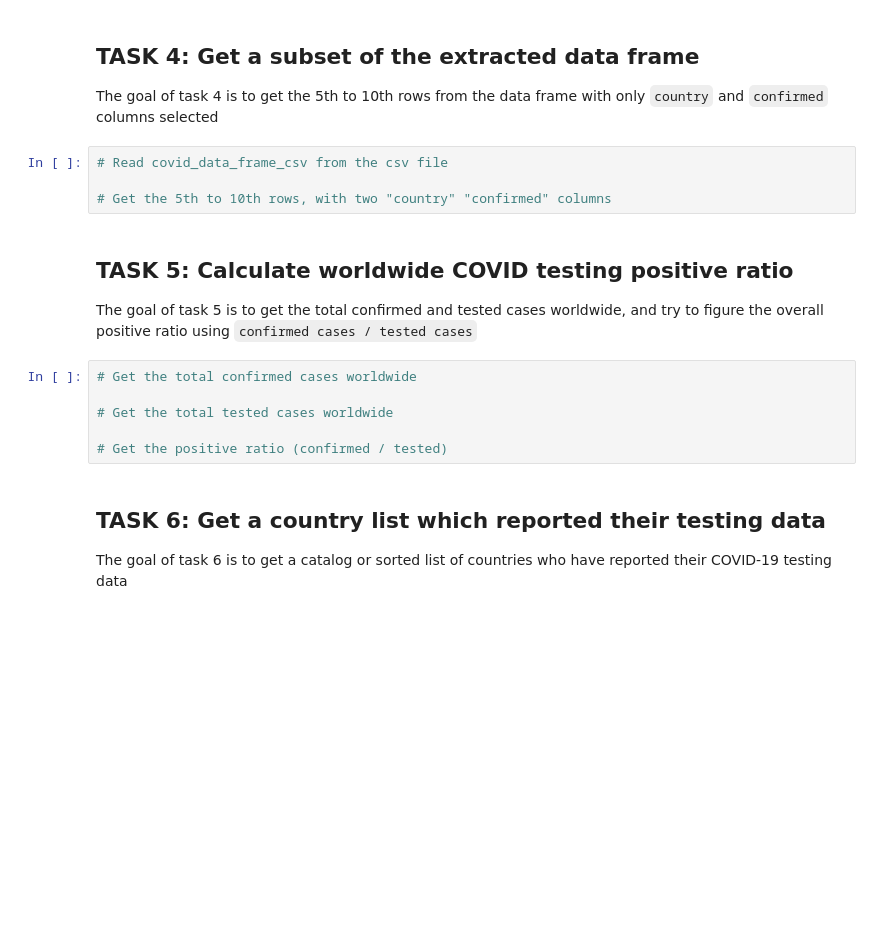
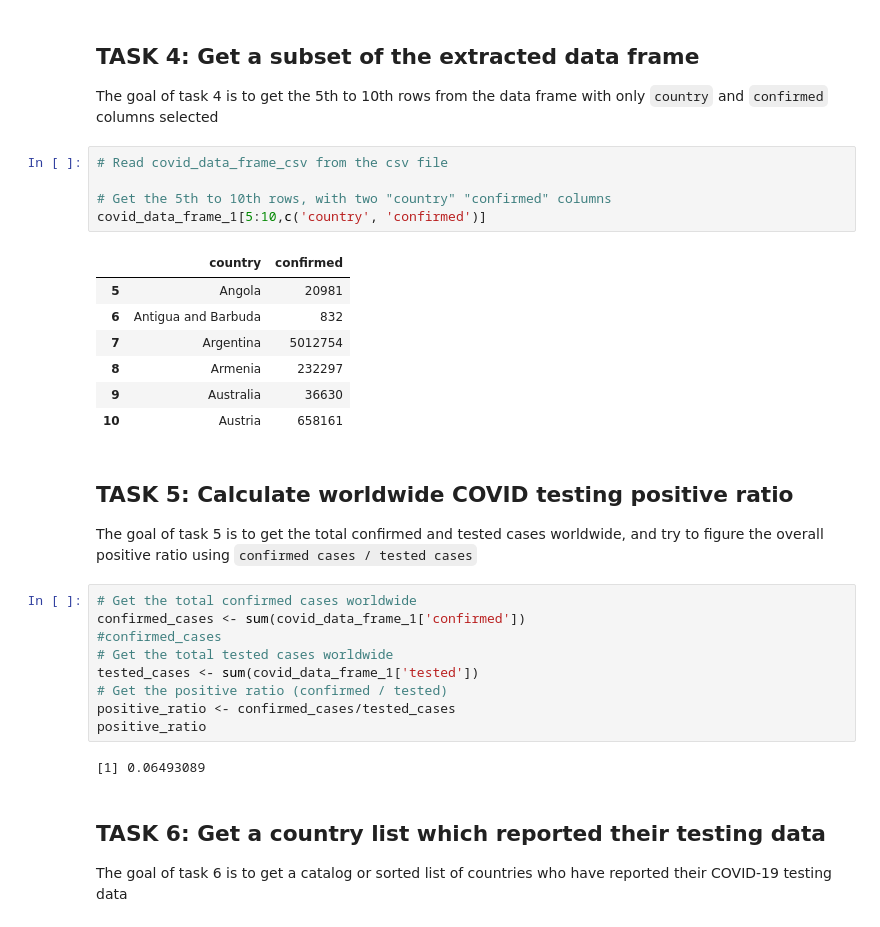
Before and after one commit to Peter5793/Data_Analysis_2, a Jupyter notebook: COVID_19 (Intro to R).ipynb, the cells around one changed output. Cells and saved outputs as stored; diff of their text form; blank space fills up the shorter version.

```diff
--- a/COVID_19 (Intro to R).ipynb
+++ b/COVID_19 (Intro to R).ipynb
@@ -172,17 +320,31 @@ The goal of task 4 is to get the 5th to 10th rows from the data frame with only
 # %%
 # Read covid_data_frame_csv from the csv file
 
 # Get the 5th to 10th rows, with two "country" "confirmed" columns
+covid_data_frame_1[5:10,c('country', 'confirmed')]
+# %% [output]
+|  | country | confirmed |
+| 5 | Angola | 20981 |
+| 6 | Antigua and Barbuda | 832 |
+| 7 | Argentina | 5012754 |
+| 8 | Armenia | 232297 |
+| 9 | Australia | 36630 |
+| 10 | Austria | 658161 |
 # %% [markdown]
 ## TASK 5: Calculate worldwide COVID testing positive ratio
 
 The goal of task 5 is to get the total confirmed and tested cases worldwide, and try to figure the overall positive ratio using `confirmed cases / tested cases`
 # %%
 # Get the total confirmed cases worldwide
-
+confirmed_cases <- sum(covid_data_frame_1['confirmed'])
+#confirmed_cases
 # Get the total tested cases worldwide
-
+tested_cases <- sum(covid_data_frame_1['tested'])
 # Get the positive ratio (confirmed / tested)
+positive_ratio <- confirmed_cases/tested_cases
+positive_ratio
+# %% [output]
+[1] 0.06493089
 # %% [markdown]
 ## TASK 6: Get a country list which reported their testing data
 
```
Also changed, not shown: parts of 16 cells of this notebook.
